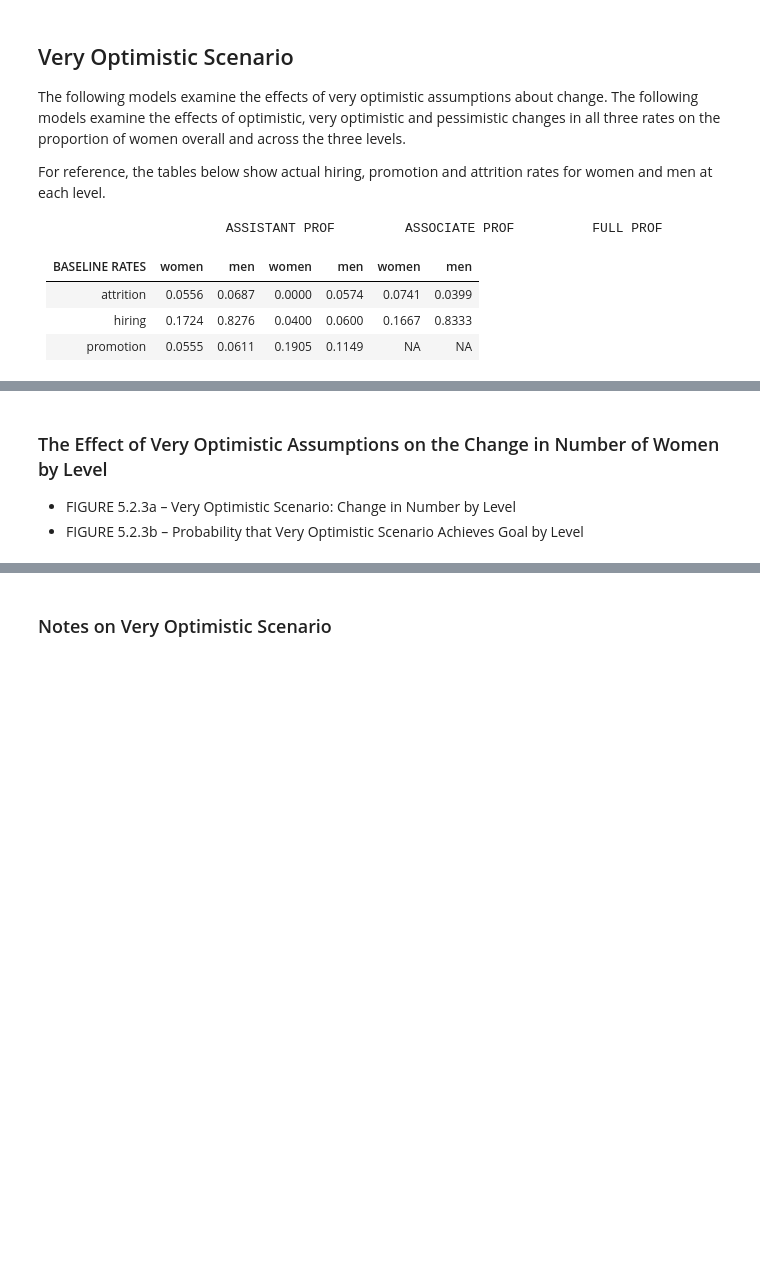
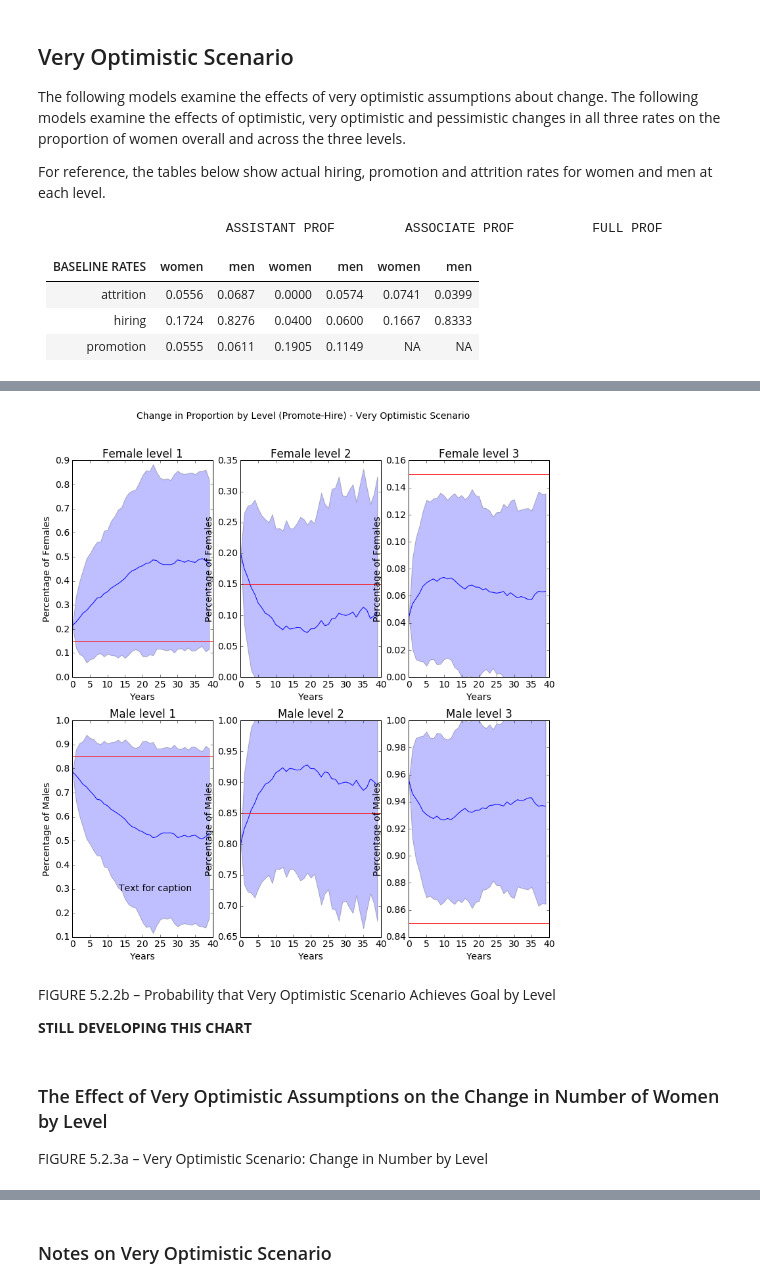
Before and after one commit to university-gender-evolution/notebooks-univ-gender, a Jupyter notebook: notebooks/mgmt_notebook05092016.ipynb, the cells around one changed output, grey strips where cells are left out. Drawn from its saved outputs; the diff is of its cells as text; code cells hidden in the pictures; blank space fills up the shorter version.

```diff
--- a/notebooks/mgmt_notebook05092016.ipynb
+++ b/notebooks/mgmt_notebook05092016.ipynb
@@ -645,4 +696,16 @@ For reference, the tables below show actual hiring, promotion and attrition rate
+# %%
+
+title = 'Change in Proportion by Level (Promote-Hire) - Very Optimistic Scenario' # graph title
+caption = 'Text for caption' # caption text
+target = 0.15 # target percentage of women in the department
+number_of_runs = 100 # number simulations to average over
+s.plot_multiple_runs_detail_percentage(number_of_runs, title, target, caption)
+# %% [output]
+[figure, added]
+# %% [markdown]
+FIGURE 5.2.2b – Probability that Very Optimistic Scenario Achieves Goal by Level
+
+**STILL DEVELOPING THIS CHART**
 # %% [markdown]
 ### The Effect of Very Optimistic Assumptions on the Change in Number of Women by Level
-- FIGURE 5.2.3a – Very Optimistic Scenario:  Change in Number by Level
-- FIGURE 5.2.3b – Probability that Very Optimistic Scenario Achieves Goal by Level
+FIGURE 5.2.3a – Very Optimistic Scenario:  Change in Number by Level
```
Also changed, not shown: parts of 21 cells of this notebook.
